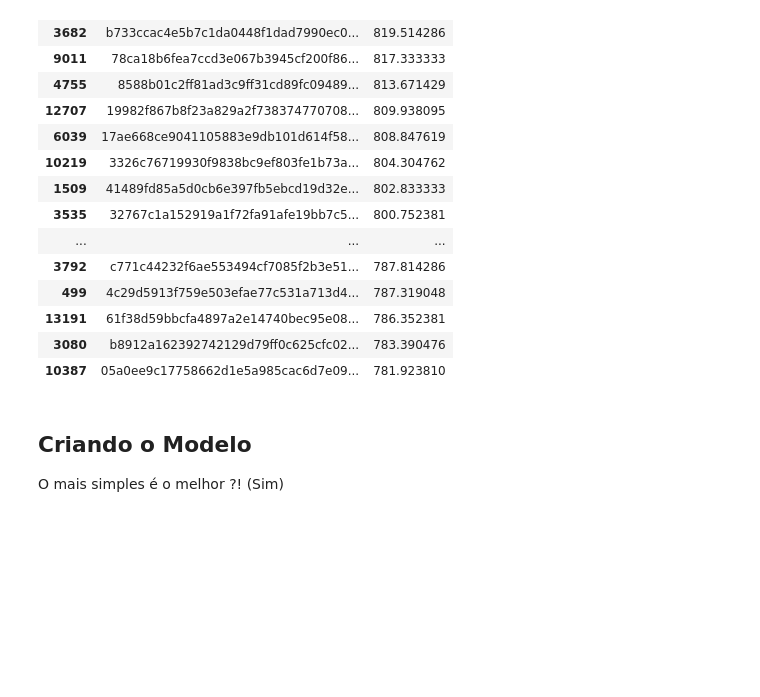
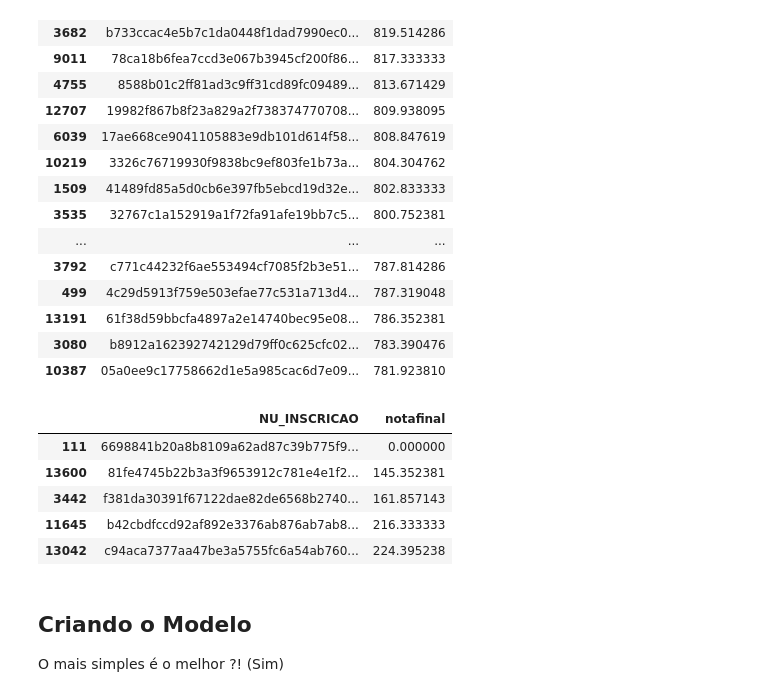
Before and after one commit to LucasDatilioCarderelli/Codenation, a Jupyter notebook: Codenation.ipynb, the cells around one changed output. Saved outputs shown, nothing was run; the diff lists cells and outputs as text; code cells hidden in the pictures; blank space fills up the shorter version.

```diff
--- a/Codenation.ipynb
+++ b/Codenation.ipynb
@@ -99,6 +104,15 @@ df[['NU_INSCRICAO', 'notafinal']].sort_values(by = 'notafinal', ascending = Fals
 | 13191 | 61f38d59bbcfa4897a2e14740bec95e08... | 786.352381 |
 | 3080 | b8912a162392742129d79ff0c625cfc02... | 783.390476 |
 | 10387 | 05a0ee9c17758662d1e5a985cac6d7e09... | 781.923810 |
+# %%
+df[['NU_INSCRICAO', 'notafinal']].sort_values(by = 'notafinal', ascending = True).head(5)
+# %% [output]
+|  | NU_INSCRICAO | notafinal |
+| 111 | 6698841b20a8b8109a62ad87c39b775f9... | 0.000000 |
+| 13600 | 81fe4745b22b3a3f9653912c781e4e1f2... | 145.352381 |
+| 3442 | f381da30391f67122dae82de6568b2740... | 161.857143 |
+| 11645 | b42cbdfccd92af892e3376ab876ab7ab8... | 216.333333 |
+| 13042 | c94aca7377aa47be3a5755fc6a54ab760... | 224.395238 |
 # %% [markdown]
 ## Criando o Modelo
 O mais simples é o melhor ?! (Sim)
```
Also changed, not shown: parts of 11 cells of this notebook.
